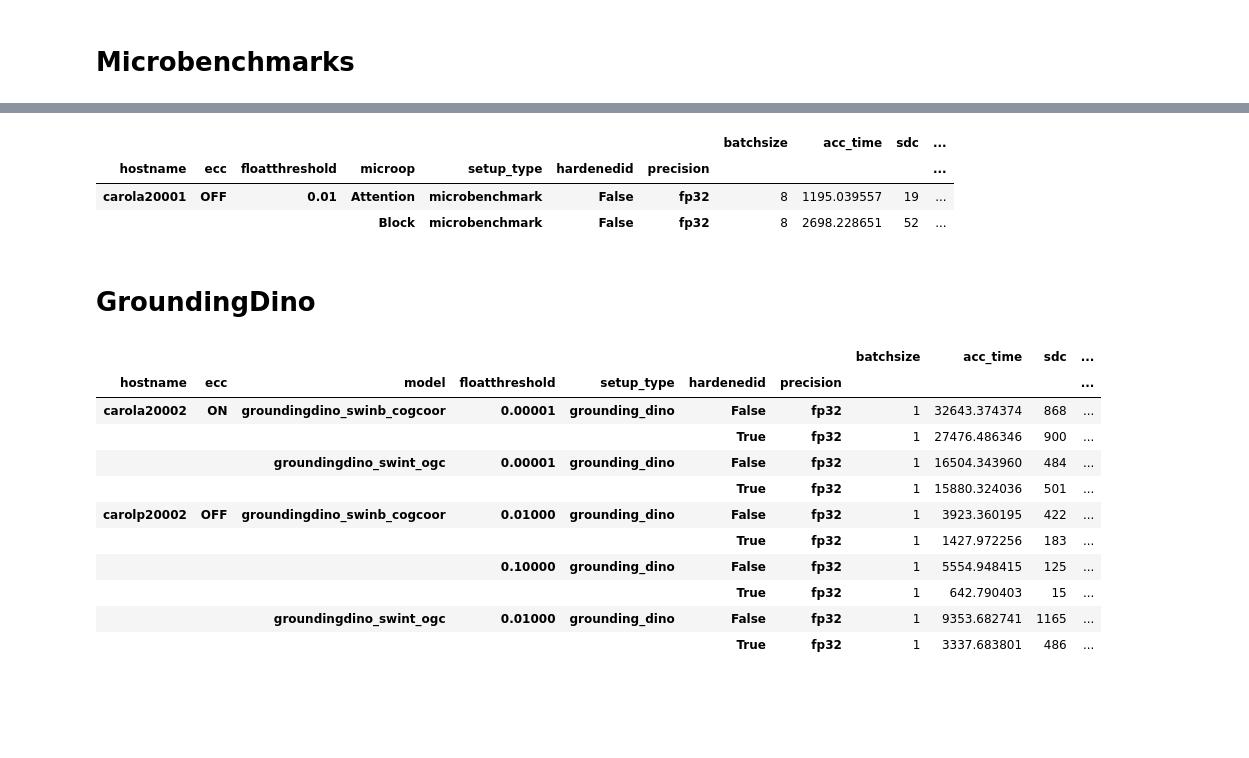
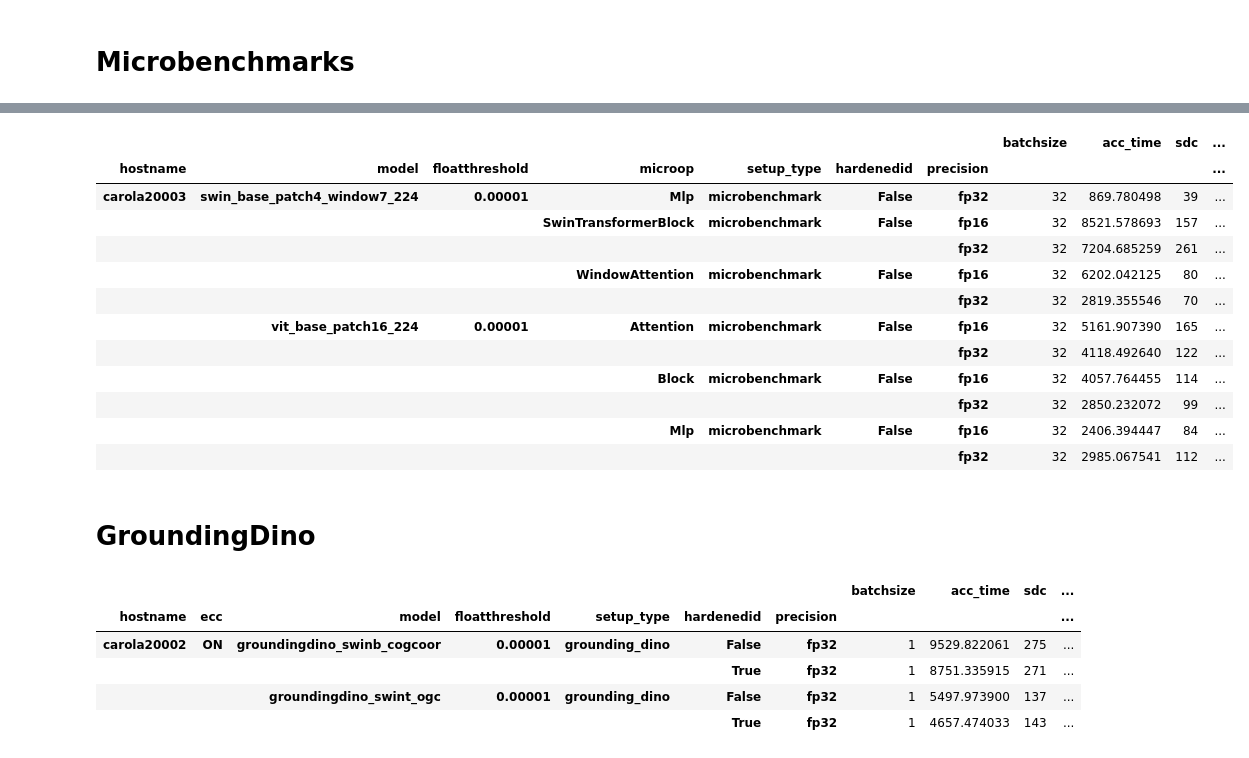
Before and after one commit to diehardnet/vitsreliability, a Jupyter notebook: parsers/show_rad_experiments_partial_results.ipynb, the cells around one changed output, grey strips where cells are left out. Saved outputs shown, nothing was run; the diff lists cells and outputs as text; code cells hidden in the pictures; blank space fills up the shorter version.

```diff
--- a/parsers/show_rad_experiments_partial_results.ipynb
+++ b/parsers/show_rad_experiments_partial_results.ipynb
@@ -171,26 +177,31 @@ df_micro
 # %%
-vit_mo_choice = df_micro.loc[pd.IndexSlice[:, :, "vit_base_patch16_384", :, :, :, :]]
+vit_mo_choice = df_micro.loc[pd.IndexSlice[:, "ON", :, :, :, :, :]]
 vit_mo_choice
 # %% [output]
 |  |  |  |  |  |  |  | batchsize | acc_time | sdc | ... |
-| hostname | ecc | floatthreshold | microop | setup_type | hardenedid | precision |  |  |  | ... |
-| carola20001 | OFF | 0.01 | Attention | microbenchmark | False | fp32 | 8 | 1195.039557 | 19 | ... |
-|  |  |  | Block | microbenchmark | False | fp32 | 8 | 2698.228651 | 52 | ... |
+| hostname | model | floatthreshold | microop | setup_type | hardenedid | precision |  |  |  | ... |
+| carola20003 | swin_base_patch4_window7_224 | 0.00001 | Mlp | microbenchmark | False | fp32 | 32 | 869.780498 | 39 | ... |
+|  |  |  | SwinTransformerBlock | microbenchmark | False | fp16 | 32 | 8521.578693 | 157 | ... |
+|  |  |  |  |  |  | fp32 | 32 | 7204.685259 | 261 | ... |
+|  |  |  | WindowAttention | microbenchmark | False | fp16 | 32 | 6202.042125 | 80 | ... |
+|  |  |  |  |  |  | fp32 | 32 | 2819.355546 | 70 | ... |
+|  | vit_base_patch16_224 | 0.00001 | Attention | microbenchmark | False | fp16 | 32 | 5161.907390 | 165 | ... |
+|  |  |  |  |  |  | fp32 | 32 | 4118.492640 | 122 | ... |
+|  |  |  | Block | microbenchmark | False | fp16 | 32 | 4057.764455 | 114 | ... |
+|  |  |  |  |  |  | fp32 | 32 | 2850.232072 | 99 | ... |
+|  |  |  | Mlp | microbenchmark | False | fp16 | 32 | 2406.394447 | 84 | ... |
+|  |  |  |  |  |  | fp32 | 32 | 2985.067541 | 112 | ... |
 # %% [markdown]
 # GroundingDino
 # %%
-df_dino = df[df['setup_type'] == 'grounding_dino'].groupby(["hostname",  "ecc", "model", "floatthreshold", "setup_type", "hardenedid", "precision"]).agg({"batchsize": max, "acc_time": sum, "sdc": sum, "critical_sdc": sum})
+df_dino = df[df['setup_type'] == 'grounding_dino'].groupby(["hostname",  "ecc", "model", "floatthreshold", "setup_type", "hardenedid", "precision", "dataset"]).agg({"batchsize": max, "acc_time": sum, "sdc": sum, "critical_sdc": sum})
 df_dino
+df_dino_choice = df_dino.loc[pd.IndexSlice[:, :, :, :, :, :, :, "custom"]]
+df_dino_choice
 # %% [output]
 |  |  |  |  |  |  |  | batchsize | acc_time | sdc | ... |
 | hostname | ecc | model | floatthreshold | setup_type | hardenedid | precision |  |  |  | ... |
-| carola20002 | ON | groundingdino_swinb_cogcoor | 0.00001 | grounding_dino | False | fp32 | 1 | 32643.374374 | 868 | ... |
-|  |  |  |  |  | True | fp32 | 1 | 27476.486346 | 900 | ... |
-|  |  | groundingdino_swint_ogc | 0.00001 | grounding_dino | False | fp32 | 1 | 16504.343960 | 484 | ... |
-|  |  |  |  |  | True | fp32 | 1 | 15880.324036 | 501 | ... |
-| carolp20002 | OFF | groundingdino_swinb_cogcoor | 0.01000 | grounding_dino | False | fp32 | 1 | 3923.360195 | 422 | ... |
-|  |  |  |  |  | True | fp32 | 1 | 1427.972256 | 183 | ... |
-|  |  |  | 0.10000 | grounding_dino | False | fp32 | 1 | 5554.948415 | 125 | ... |
-|  |  |  |  |  | True | fp32 | 1 | 642.790403 | 15 | ... |
-|  |  | groundingdino_swint_ogc | 0.01000 | grounding_dino | False | fp32 | 1 | 9353.682741 | 1165 | ... |
-|  |  |  |  |  | True | fp32 | 1 | 3337.683801 | 486 | ... |
+| carola20002 | ON | groundingdino_swinb_cogcoor | 0.00001 | grounding_dino | False | fp32 | 1 | 9529.822061 | 275 | ... |
+|  |  |  |  |  | True | fp32 | 1 | 8751.335915 | 271 | ... |
+|  |  | groundingdino_swint_ogc | 0.00001 | grounding_dino | False | fp32 | 1 | 5497.973900 | 137 | ... |
+|  |  |  |  |  | True | fp32 | 1 | 4657.474033 | 143 | ... |
```
Also changed, not shown: parts of 6 cells of this notebook.
